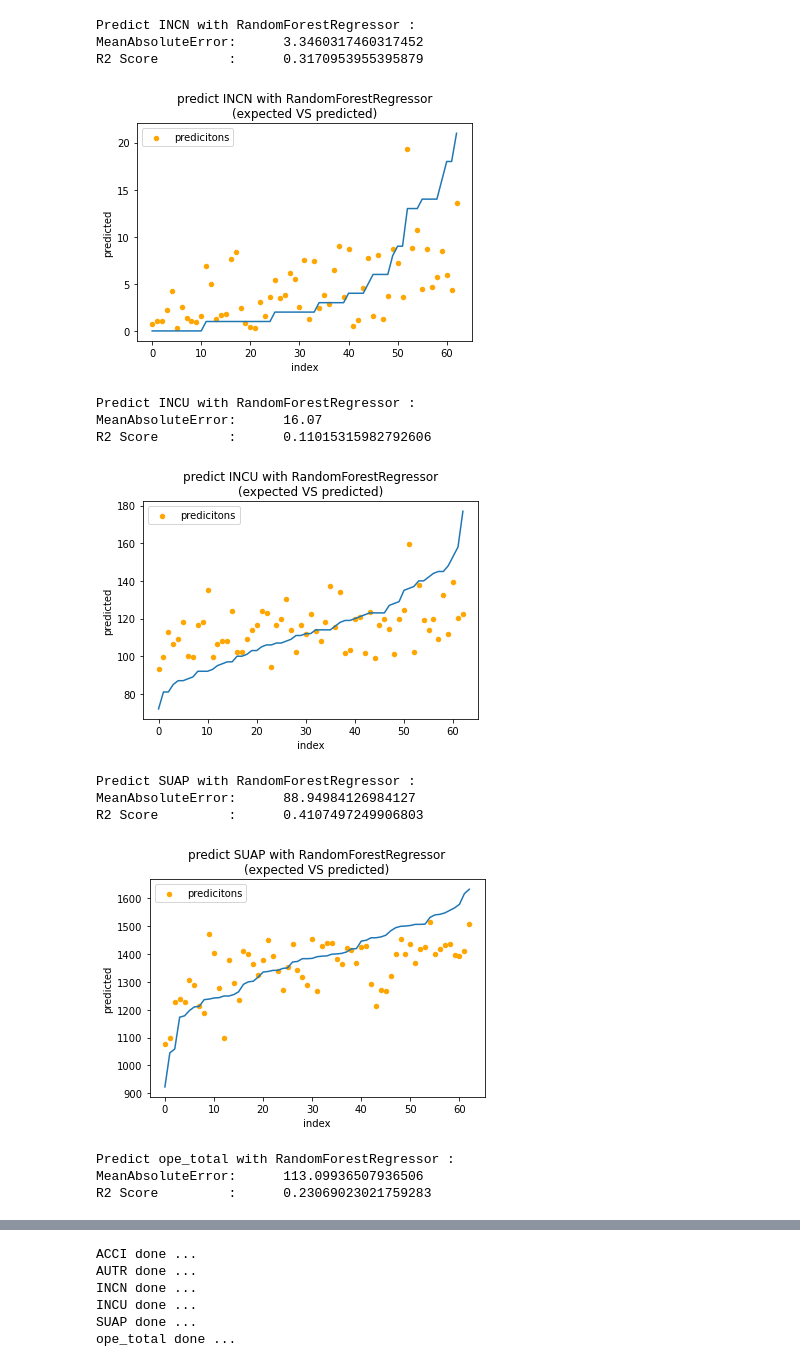
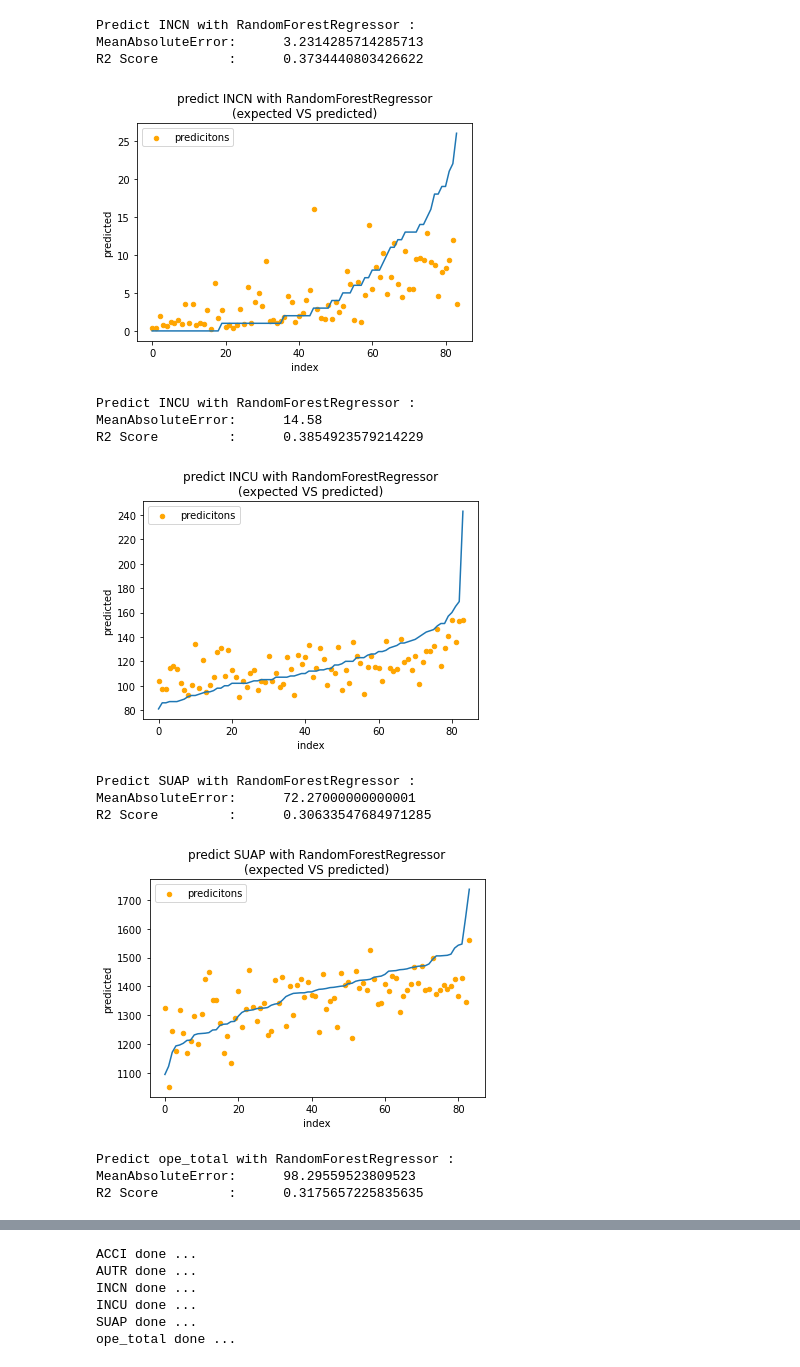
Before and after one commit to macdrien/utbm-ad50-predict-interventions-number-sdis91, a Jupyter notebook: src/models.ipynb, the cells around one changed output, grey strips where cells are left out. Saved outputs shown, nothing was run; the diff lists cells and outputs as text; code cells hidden in the pictures.

Commit message:
[UPD] get_dumies on week number

```diff
--- a/src/models.ipynb
+++ b/src/models.ipynb
@@ -12,6 +12,16 @@ try:
 except:
     pass
 
+# create a week column
+df['week_no'] = df['yearweek'].astype(str).str[-2:]
+
+df = pd.concat(
+    [df, pd.get_dummies(df['week_no'], prefix='wk')],
+    axis=1
+)
+
+
+
 display(
     df.head(15),
     df.tail(15),
@@ -124,7 +137,7 @@ def do_random_forest(target_feature='SUAP', train_test=None):
     X = df[features]
     y = df[to_predict]
 
-    X_train, X_test, y_train, y_test = train_test_split(X, y, test_size=0.15)
+    X_train, X_test, y_train, y_test = train_test_split(X, y, test_size=0.20)
 
     X_train = model_random_forest.fit_transform(X_train)
     X_test = model_random_forest.transform(X_test)
@@ -162,15 +175,15 @@ R2 Score         :      -0.5174134068570189
 Predict INCN with RandomForestRegressor :
-MeanAbsoluteError:      3.3460317460317452
-R2 Score         :      0.3170953955395879
+MeanAbsoluteError:      3.2314285714285713
+R2 Score         :      0.3734440803426622
-[figure, old version]
+[figure, new version]
 Predict INCU with RandomForestRegressor :
-MeanAbsoluteError:      16.07
-R2 Score         :      0.11015315982792606
+MeanAbsoluteError:      14.58
+R2 Score         :      0.3854923579214229
-[figure, old version]
+[figure, new version]
 Predict SUAP with RandomForestRegressor :
-MeanAbsoluteError:      88.94984126984127
-R2 Score         :      0.4107497249906803
+MeanAbsoluteError:      72.27000000000001
+R2 Score         :      0.30633547684971285
-[figure, old version]
+[figure, new version]
 Predict ope_total with RandomForestRegressor :
-MeanAbsoluteError:      113.09936507936506
-R2 Score         :      0.23069023021759283
+MeanAbsoluteError:      98.29559523809523
+R2 Score         :      0.3175657225835635
```
Also changed, not shown: parts of 9 cells of this notebook, 5 other files.
